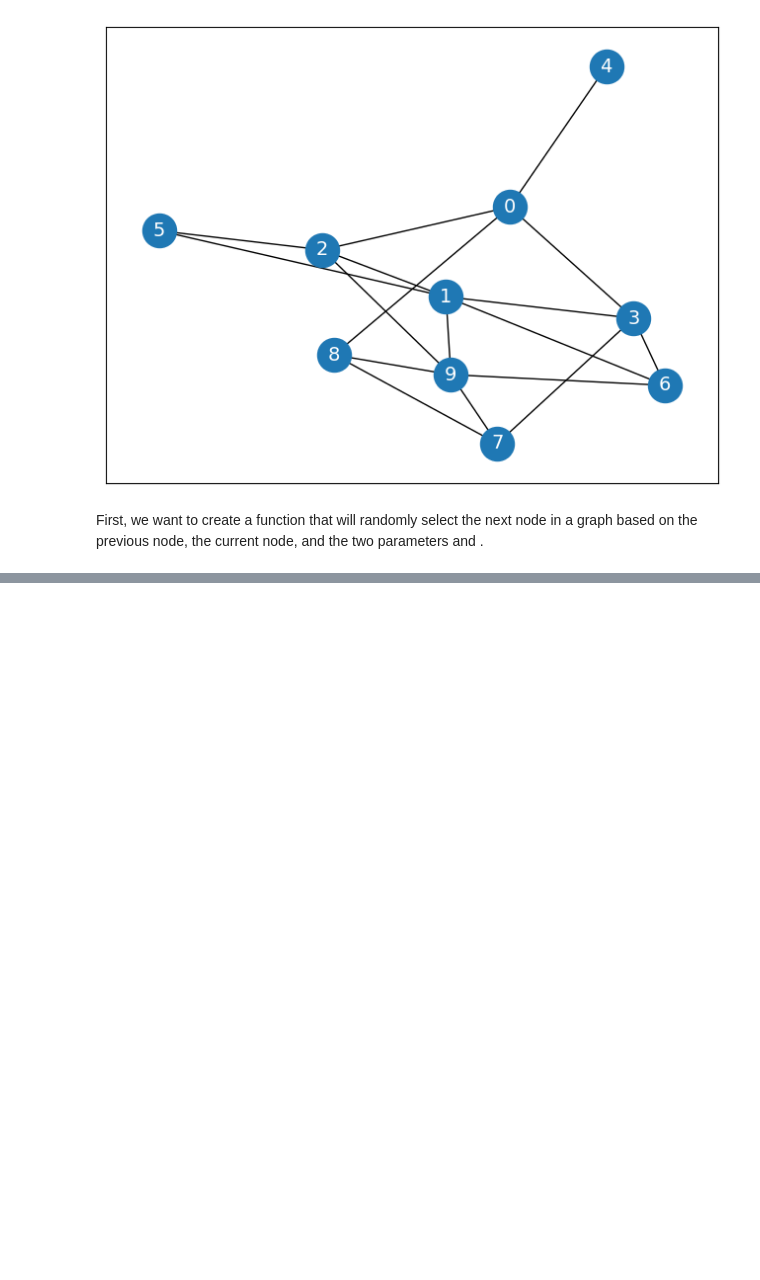
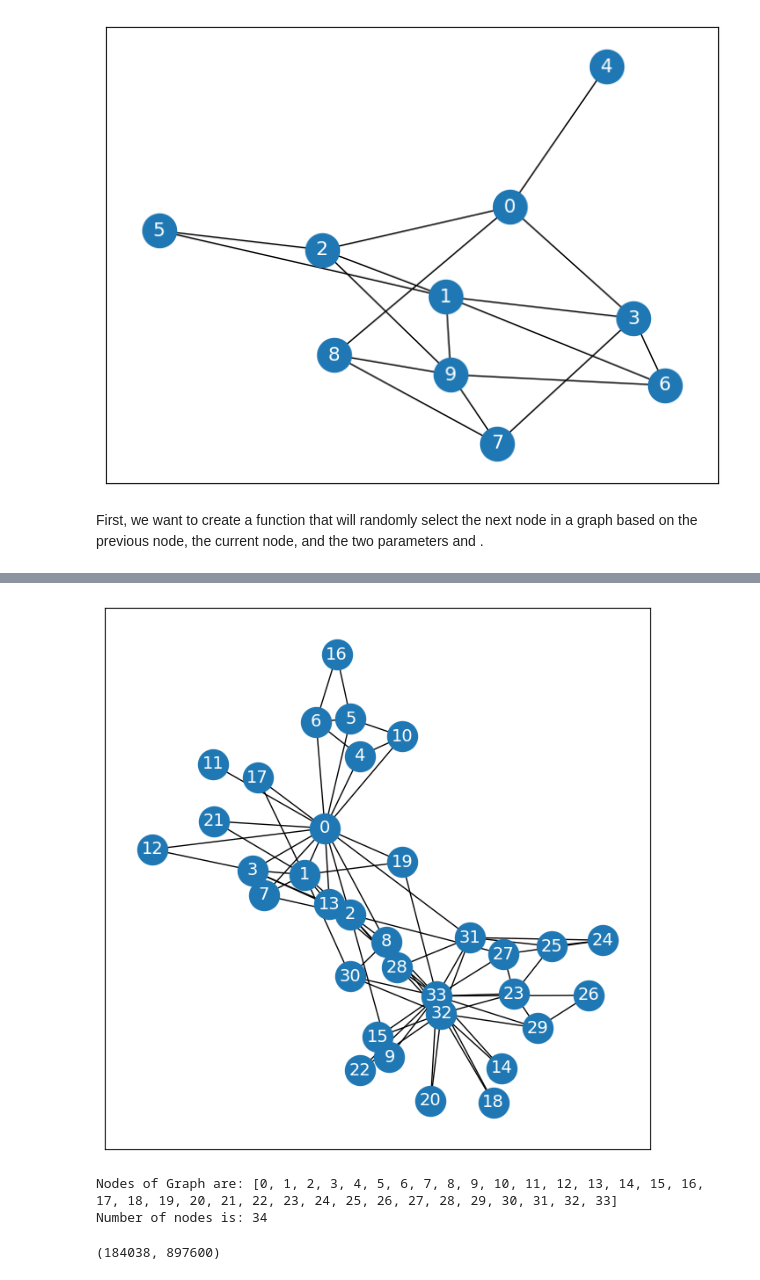
Before and after one commit to mjmousavi97/Graph-Neural-Networks, a Jupyter notebook: 06_Graph_Embeding_Node2Vec/main.ipynb, the cells around one changed output, grey strips where cells are left out. Drawn from its saved outputs; the diff is of its cells as text; code cells hidden in the pictures; blank space fills up the shorter version.

Commit message:
Implemented Word2Vec/Node2Vec on Zachary’s Karate Club graph and performed binary classification using Random Forest with 91% accuracy. Then upload MovieLens dataset for implementing a RefSys

```diff
--- a/06_Graph_Embeding_Node2Vec/main.ipynb
+++ b/06_Graph_Embeding_Node2Vec/main.ipynb
@@ -229,0 +275,22 @@ random_walk(graph=G, start=1, length=10, p=0.5, q=1000)
+# %%
+# Load Zachary’s Karate Club
+G = nx.karate_club_graph()
+# %%
+pos = nx.spring_layout(G, seed=42)
+
+plt.figure(figsize=(8, 8))
+nx.draw_networkx(G=G,
+                 pos=pos,
+                 node_size=600,
+                 cmap='coolwarm',
+                 font_size=14,
+                 font_color='white'
+                 )
+# %% [output]
+[figure, added]
+# %%
+print(f'Nodes of Graph are: {G.nodes()}')
+print(f'Number of nodes is: {len(G.nodes())}')
+# %% [output]
+Nodes of Graph are: [0, 1, 2, 3, 4, 5, 6, 7, 8, 9, 10, 11, 12, 13, 14, 15, 16, 17, 18, 19, 20, 21, 22, 23, 24, 25, 26, 27, 28, 29, 30, 31, 32, 33]
+Number of nodes is: 34
@@ -229,0 +316,9 @@ random_walk(graph=G, start=1, length=10, p=0.5, q=1000)
+# %%
+node2vec.train(
+    walks,                               # Training data: list of random walks (node sequences)
+    total_examples=node2vec.corpus_count, # Total number of sentences (random walks) → usually the model's corpus_count
+    epochs=30,                           # Number of times the entire dataset is iterated over (epochs)
+    report_delay=1                       # Time interval (in seconds) for reporting training progress
+)
+# %% [output]
+(184038, 897600)
```
Also changed, not shown: parts of 33 cells of this notebook, 23 other files.
